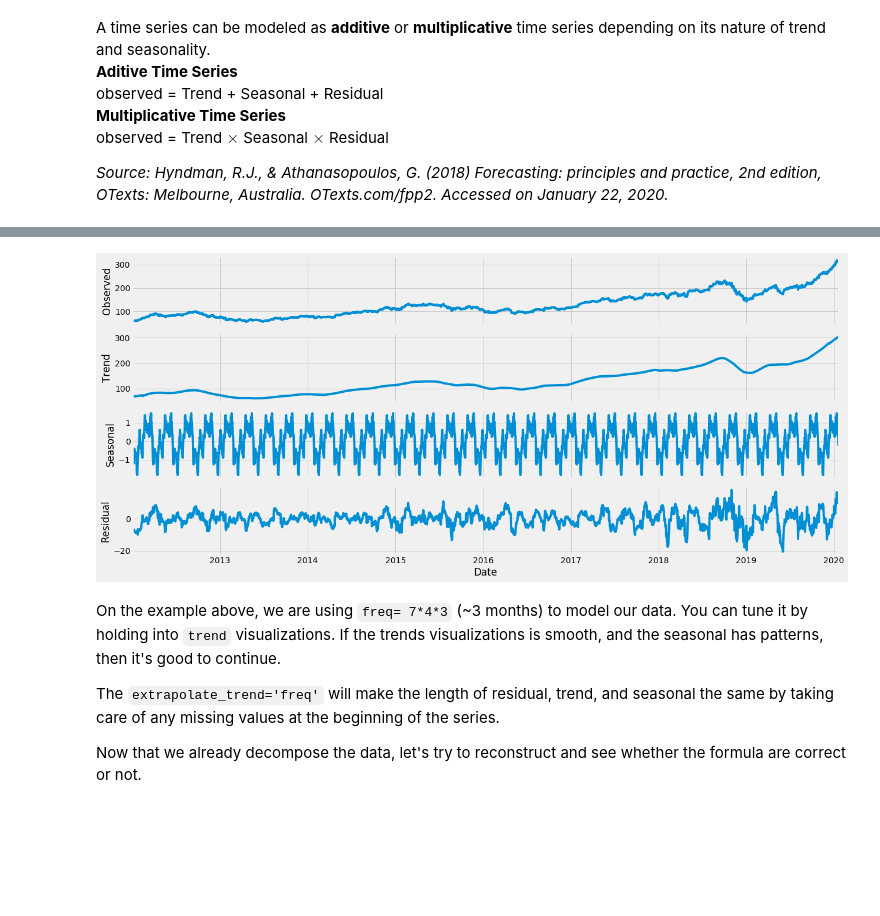
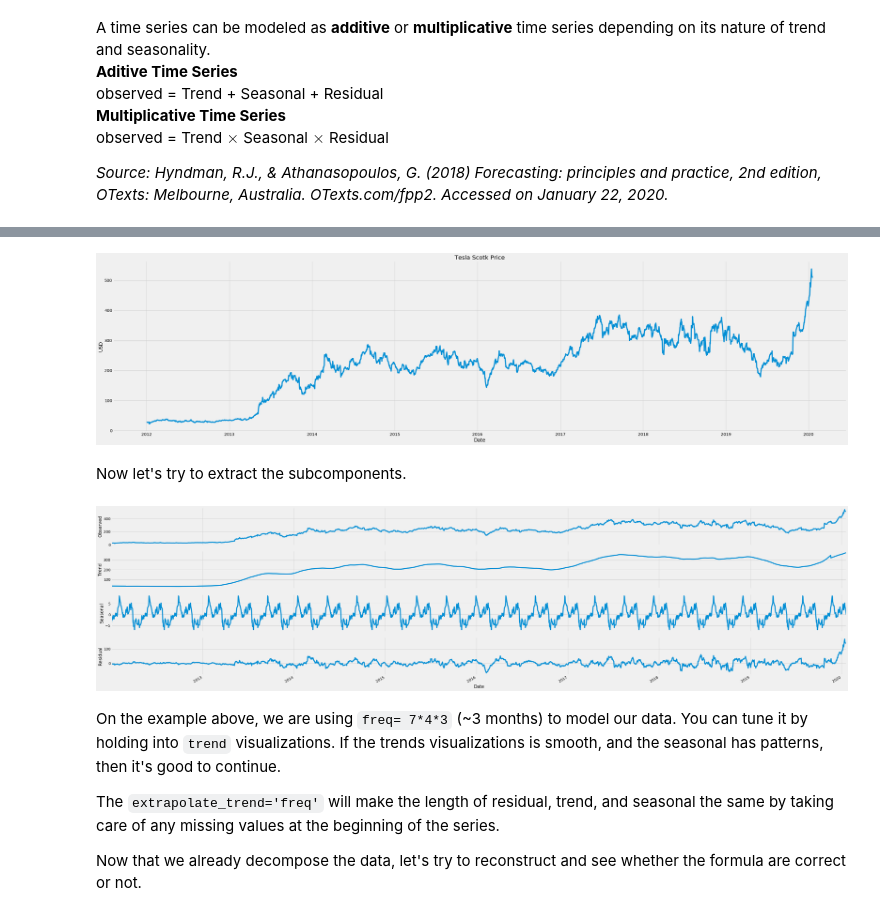
Before and after one commit to iqbalbasyar/time-series-analysis-with-python, a Jupyter notebook: Timeseries Analysis.ipynb, the cells around one changed output, grey strips where cells are left out. Cells and saved outputs as stored; diff of their text form; code cells hidden in the pictures; blank space fills up the shorter version.

```diff
--- a/Timeseries Analysis.ipynb
+++ b/Timeseries Analysis.ipynb
@@ -59,0 +41,8 @@ plot_df(apple, apple.index, apple['Close'])
+# %%
+# plot_df(apple, apple.index, apple['Close'])
+rcParams['figure.figsize'] = 40, 8
+plt.plot(vw.index, vw['Close'], 'b-', label = 'VW')
+plt.plot(tesla.index, tesla['Close'], 'r-', label = 'TESLA')
+plt.xlabel('Date'); plt.ylabel('Stock Price (USD)')
+plt.title('Stock price of VW and Tesla')
+plt.legend();
@@ -59,0 +80,5 @@ plot_df(apple, apple.index, apple['Close'])
+# %%
+def fill_missing(df):
+    return df.fillna(method='ffill').fillna(method='bfill')
+# %%
+tesla, vw = fill_missing(tesla), fill_missing(vw)
@@ -80,11 +113,16 @@ Based on data values, if the magnitude of seasonality changes overtime (see imag
+# %%
+rcParams['figure.figsize'] = 40, 10
+plot_df(tesla, tesla.index , tesla['Close'], title='Tesla Scotk Price',ylabel='USD')
+# %% [output]
+[figure, added]
+# %% [markdown]
+Now let's try to extract the subcomponents.
 # %%
-from pylab import rcParams
-rcParams['figure.figsize'] = 18, 8
-decomposition = sm.tsa.seasonal_decompose(apple['Close'], model='additive', freq=7*4*3,extrapolate_trend='freq')
+decomposition = sm.tsa.seasonal_decompose(tesla['Close'], model='additive', freq=7*4*3,extrapolate_trend='freq')
 fig = decomposition.plot()
 plt.show()
 # %% [output]
-[figure, old version]
+[figure, new version]
 # %% [markdown]
 On the example above, we are using `freq= 7*4*3` (~3 months) to model our data. You can tune it by holding into `trend` visualizations. If the trends visualizations is smooth, and the seasonal has patterns, then it's good to continue.
 
```
Also changed, not shown: parts of 46 cells of this notebook.
